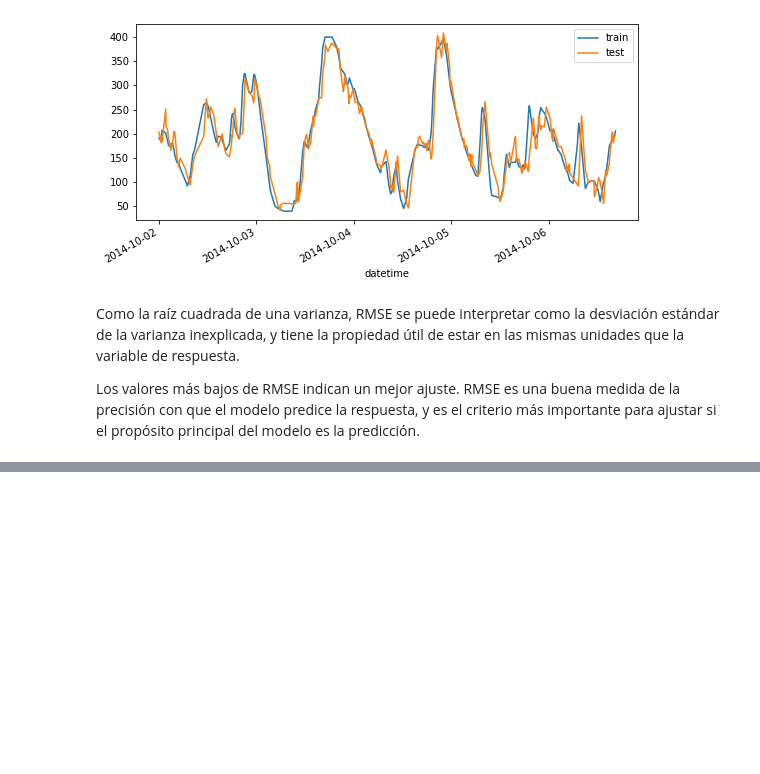
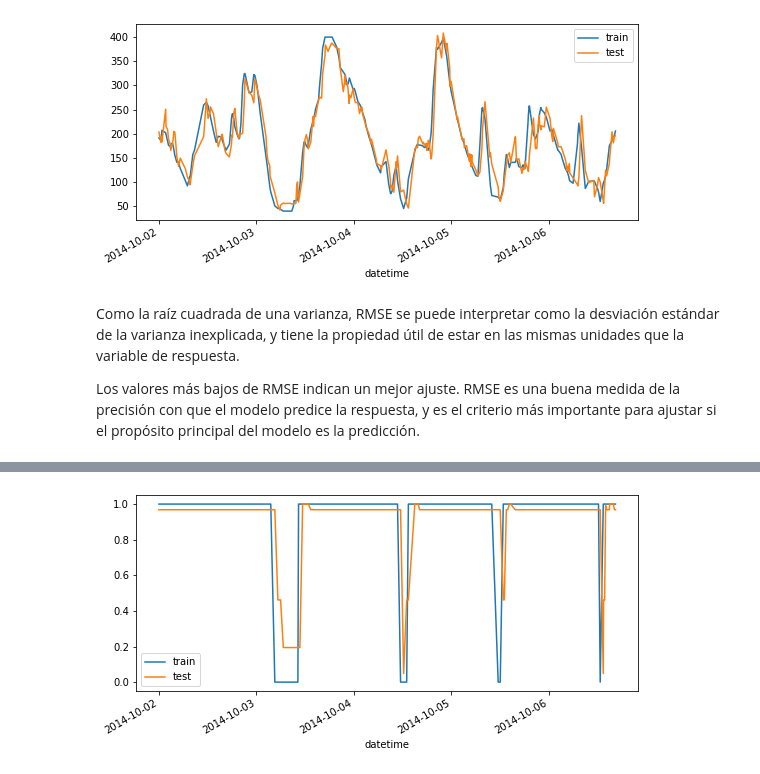
Before and after one commit to EstherMF11/TFM, a Jupyter notebook: glucose.ipynb, the cells around one changed output, grey strips where cells are left out. Cells and saved outputs as stored; diff of their text form; code cells hidden in the pictures; blank space fills up the shorter version.

```diff
--- a/glucose.ipynb
+++ b/glucose.ipynb
@@ -449,0 +479,8 @@ Los valores más bajos de RMSE indican un mejor ajuste. RMSE es una buena medida
+# %%
+df_p['lag10'] = df_p['hipoglucemia'].shift(10)
+df_p['lag11'] = df_p['hipoglucemia'].shift(11)
+df_p['lag12'] = df_p['hipoglucemia'].shift(12)
+df_p['lag30'] = df_p['hipoglucemia'].shift(30)
+df_p['lag35'] = df_p['hipoglucemia'].shift(35)
+df_p.dropna(inplace=True)
+df_p.head()
@@ -449,0 +495,28 @@ Los valores más bajos de RMSE indican un mejor ajuste. RMSE es una buena medida
+# %%
+from sklearn.model_selection import train_test_split
+from sklearn.preprocessing import StandardScaler
+
+X,y = df_p[['lag10', 'lag11', 'lag12', 'lag30', 'lag35']], df_p['hipoglucemia']
+
+
+X_train, X_test, y_train, y_test = train_test_split(X, y, test_size=.2, random_state=42)
+# %%
+scaler = StandardScaler()
+Scaled_train = scaler.fit_transform(X_train)
+
+Scaled_test = scaler.transform(X_test)
+# %%
+from sklearn.ensemble import RandomForestRegressor
+from sklearn.datasets import make_regression
+
+reg = RandomForestRegressor(max_depth=10, random_state=0)
+reg.fit(Scaled_train,y_train)
+
+predictions_rf = reg.predict(Scaled_test)
+
+results = pd.DataFrame(y_test)
+results['predictions_rf'] = predictions_rf
+
+rmse_rf = mean_squared_error(y_test, predictions_rf, squared=False)
+results['rmse_rf'] = rmse_rf
+results.head()
@@ -449,0 +531,9 @@ Los valores más bajos de RMSE indican un mejor ajuste. RMSE es una buena medida
+# %%
+# Gráfico
+# ==============================================================================
+fig, ax = plt.subplots(figsize=(9, 4))
+results['hipoglucemia'].plot(ax=ax, label='train')
+results['predictions_rf'].plot(ax=ax, label='test')
+ax.legend();
+# %% [output]
+[figure, added]
```
Also changed, not shown: parts of 9 cells of this notebook.
